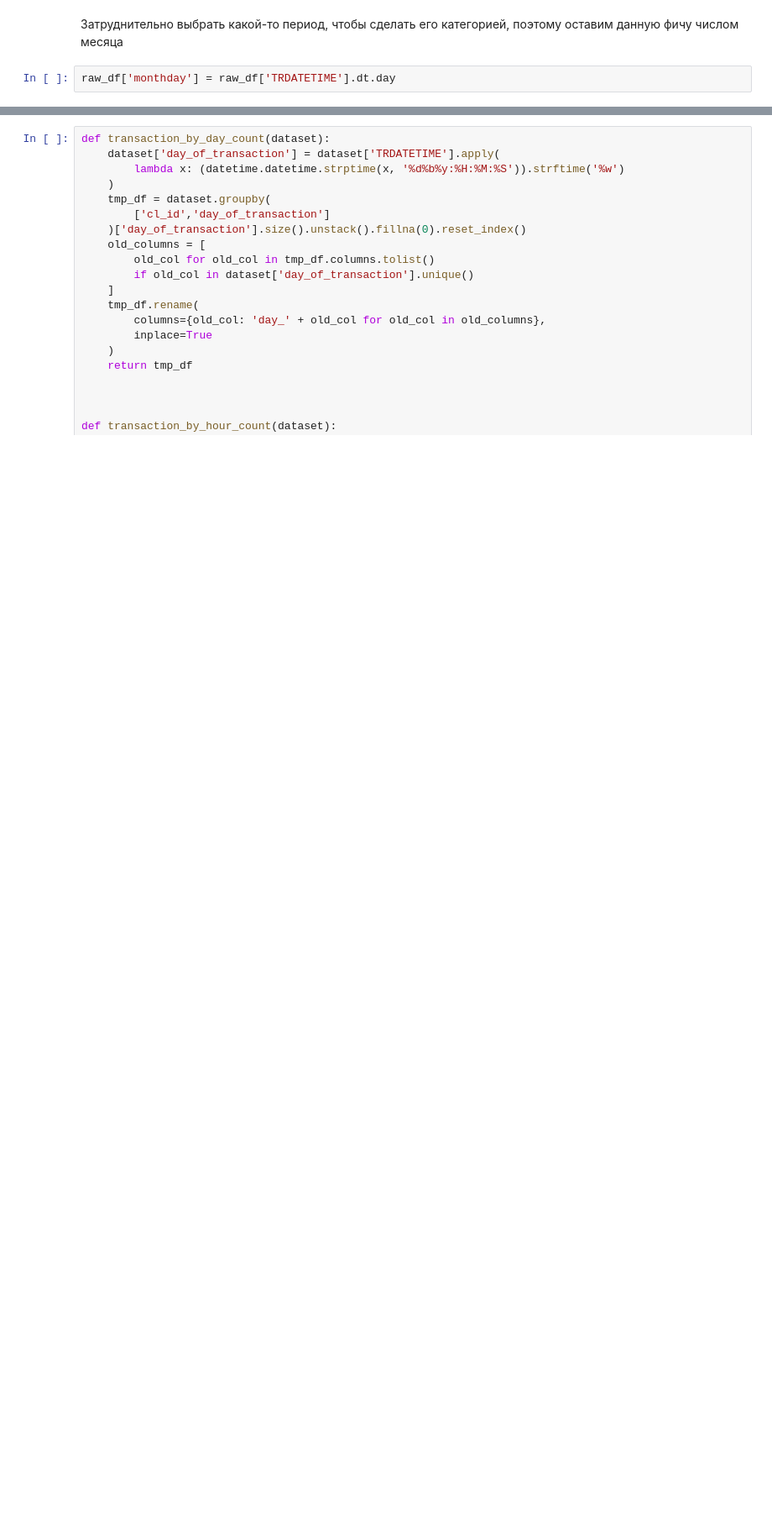
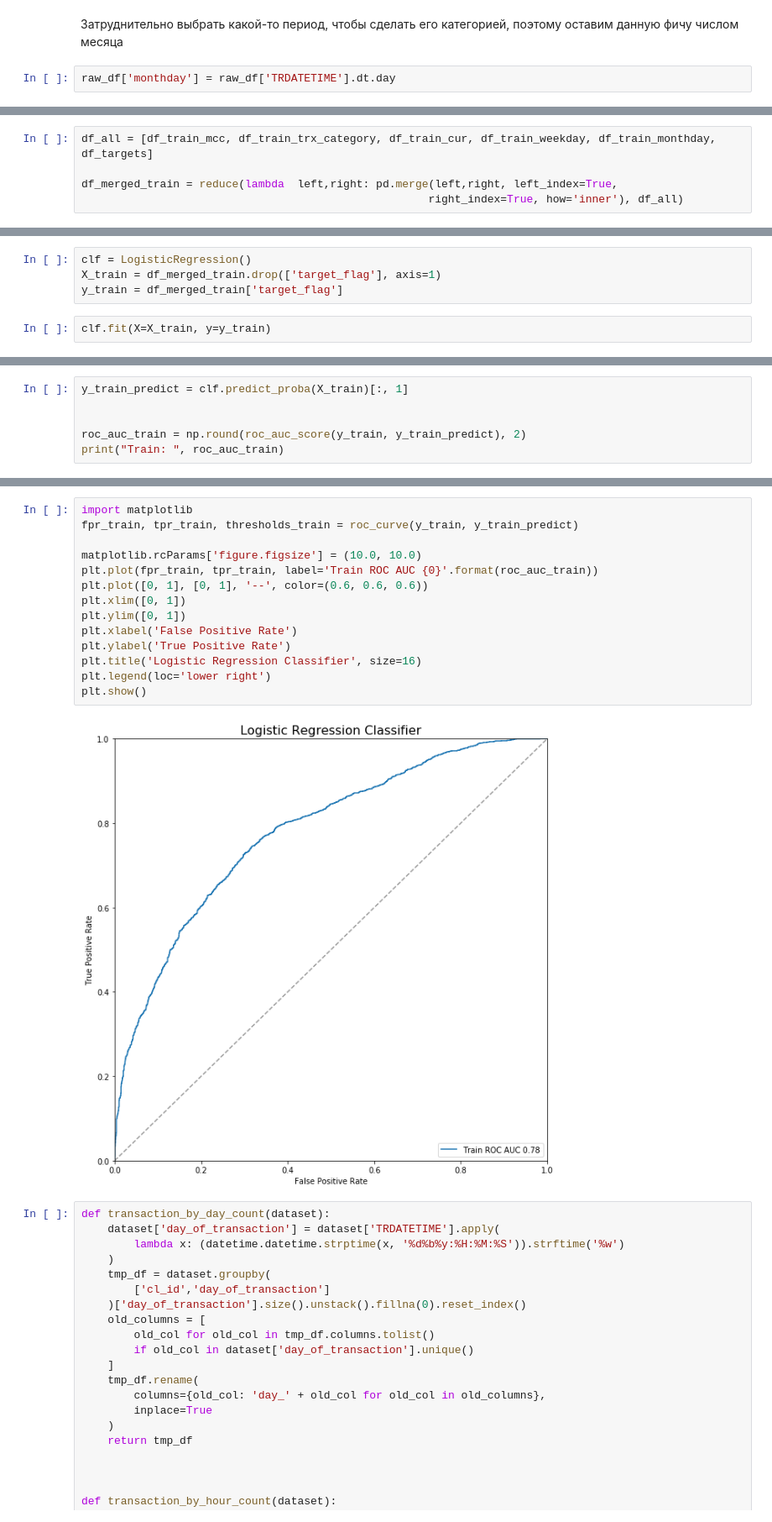
Before and after one commit to Ilmetov/Netology_ilmetov, a Jupyter notebook: Feature_Engeneering/FE 2/ilmetov_Practice_2_2 & HW.ipynb, the cells around one changed output, grey strips where cells are left out. Shown at 84% size. Drawn from its saved outputs; the diff is of its cells as text; blank space fills up the shorter version.

```diff
--- a/Feature_Engeneering/FE 2/ilmetov_Practice_2_2 & HW.ipynb
+++ b/Feature_Engeneering/FE 2/ilmetov_Practice_2_2 & HW.ipynb
@@ -370,0 +511,5 @@ todo: проверить после этого насколько мы усеч
+# %%
+df_all = [df_train_mcc, df_train_trx_category, df_train_cur, df_train_weekday, df_train_monthday, df_targets]
+
+df_merged_train = reduce(lambda  left,right: pd.merge(left,right, left_index=True,
+                                                     right_index=True, how='inner'), df_all)
@@ -370,0 +518,6 @@ todo: проверить после этого насколько мы усеч
+# %%
+clf = LogisticRegression()
+X_train = df_merged_train.drop(['target_flag'], axis=1)
+y_train = df_merged_train['target_flag']
+# %%
+clf.fit(X=X_train, y=y_train)
@@ -370,0 +531,6 @@ todo: проверить после этого насколько мы усеч
+# %%
+y_train_predict = clf.predict_proba(X_train)[:, 1]
+
+
+roc_auc_train = np.round(roc_auc_score(y_train, y_train_predict), 2)
+print("Train: ", roc_auc_train)
@@ -371,3 +539,19 @@ todo: проверить после этого насколько мы усеч
+# %%
+import matplotlib
+fpr_train, tpr_train, thresholds_train = roc_curve(y_train, y_train_predict)
+
+matplotlib.rcParams['figure.figsize'] = (10.0, 10.0)
+plt.plot(fpr_train, tpr_train, label='Train ROC AUC {0}'.format(roc_auc_train))
+plt.plot([0, 1], [0, 1], '--', color=(0.6, 0.6, 0.6))
+plt.xlim([0, 1])
+plt.ylim([0, 1])
+plt.xlabel('False Positive Rate')
+plt.ylabel('True Positive Rate')
+plt.title('Logistic Regression Classifier', size=16)
+plt.legend(loc='lower right')
+plt.show()
+# %% [output]
+[figure, added]
 # %%
 def transaction_by_day_count(dataset):
     dataset['day_of_transaction'] = dataset['TRDATETIME'].apply(
```
Also changed, not shown: parts of 21 cells of this notebook, 1 other file.
